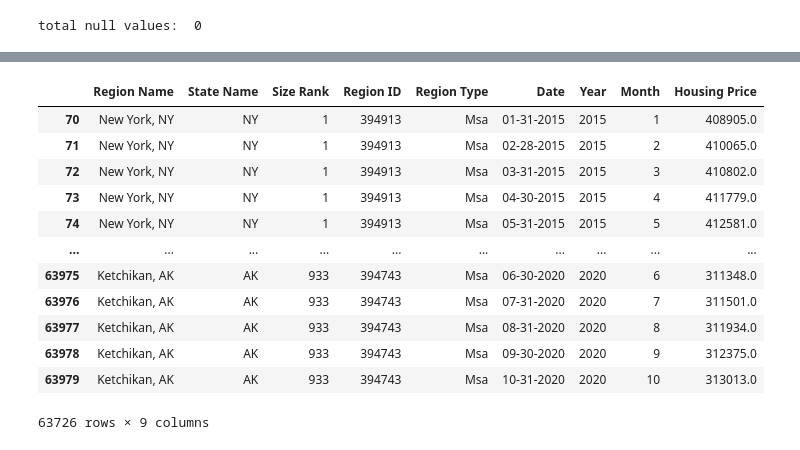
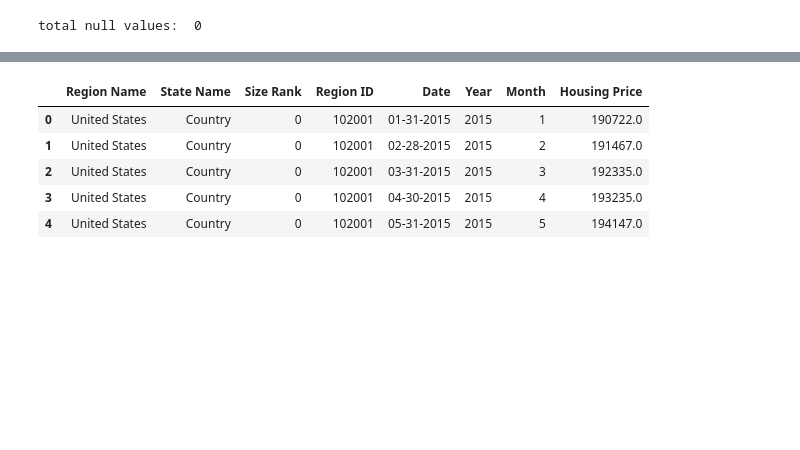
Before and after one commit to PlainJane20/Project-One, a Jupyter notebook: Coding/UE_Rates_NS-Alicia.ipynb, the cells around one changed output, grey strips where cells are left out. Drawn from its saved outputs; the diff is of its cells as text; code cells hidden in the pictures; blank space fills up the shorter version.

```diff
--- a/Coding/UE_Rates_NS-Alicia.ipynb
+++ b/Coding/UE_Rates_NS-Alicia.ipynb
@@ -107,7 +109,7 @@ real_estate_data.head()
 # %%
 # Creating a list
 real_estate_date = []
-column_names = ["RegionName", "StateName", "SizeRank", "RegionID", "RegionType"]
+column_names = ["RegionName", "StateName", "SizeRank", "RegionID"]
 for x in real_estate_data.columns:
     if x not in column_names:
         real_estate_date.append(x)
@@ -118,7 +120,6 @@ for i, row in real_estate_data.iterrows():
     state_name = row["StateName"]
     size_rank = row["SizeRank"]
     region_id = row["RegionID"]
-    region_type = row["RegionType"]
     for x in real_estate_date:
         dat = x.split("/")
         a ={
@@ -126,7 +127,6 @@ for i, row in real_estate_data.iterrows():
             "State Name": state_name,
             "Size Rank": size_rank,
             "Region ID": region_id,
-            "Region Type": region_type,
             "Date": f"{dat[0].rjust(2, '0')}-{dat[1].rjust(2, '0')}-{dat[2]}",
             "Year": dat[2],
             "Month": dat[0],
@@ -172,20 +165,13 @@ new_RE_df
 # %%
 no_duplicate_RE_df = new_RE_df.drop_duplicates()
-no_duplicate_RE_df
+no_duplicate_RE_df.head()
 # %% [output]
-|  | Region Name | State Name | Size Rank | Region ID | Region Type | Date | Year | Month | Housing Price |
-| 70 | New York, NY | NY | 1 | 394913 | Msa | 01-31-2015 | 2015 | 1 | 408905.0 |
-| 71 | New York, NY | NY | 1 | 394913 | Msa | 02-28-2015 | 2015 | 2 | 410065.0 |
-| 72 | New York, NY | NY | 1 | 394913 | Msa | 03-31-2015 | 2015 | 3 | 410802.0 |
-| 73 | New York, NY | NY | 1 | 394913 | Msa | 04-30-2015 | 2015 | 4 | 411779.0 |
-| 74 | New York, NY | NY | 1 | 394913 | Msa | 05-31-2015 | 2015 | 5 | 412581.0 |
-| ... | ... | ... | ... | ... | ... | ... | ... | ... | ... |
-| 63975 | Ketchikan, AK | AK | 933 | 394743 | Msa | 06-30-2020 | 2020 | 6 | 311348.0 |
-| 63976 | Ketchikan, AK | AK | 933 | 394743 | Msa | 07-31-2020 | 2020 | 7 | 311501.0 |
-| 63977 | Ketchikan, AK | AK | 933 | 394743 | Msa | 08-31-2020 | 2020 | 8 | 311934.0 |
-| 63978 | Ketchikan, AK | AK | 933 | 394743 | Msa | 09-30-2020 | 2020 | 9 | 312375.0 |
-| 63979 | Ketchikan, AK | AK | 933 | 394743 | Msa | 10-31-2020 | 2020 | 10 | 313013.0 |
+|  | Region Name | State Name | Size Rank | Region ID | Date | Year | Month | Housing Price |
+| 0 | United States | Country | 0 | 102001 | 01-31-2015 | 2015 | 1 | 190722.0 |
+| 1 | United States | Country | 0 | 102001 | 02-28-2015 | 2015 | 2 | 191467.0 |
+| 2 | United States | Country | 0 | 102001 | 03-31-2015 | 2015 | 3 | 192335.0 |
+| 3 | United States | Country | 0 | 102001 | 04-30-2015 | 2015 | 4 | 193235.0 |
+| 4 | United States | Country | 0 | 102001 | 05-31-2015 | 2015 | 5 | 194147.0 |
-63726 rows × 9 columns
 # %%
 # split city from state, make a new column with just city
 
```
Also changed, not shown: parts of 24 cells of this notebook.
